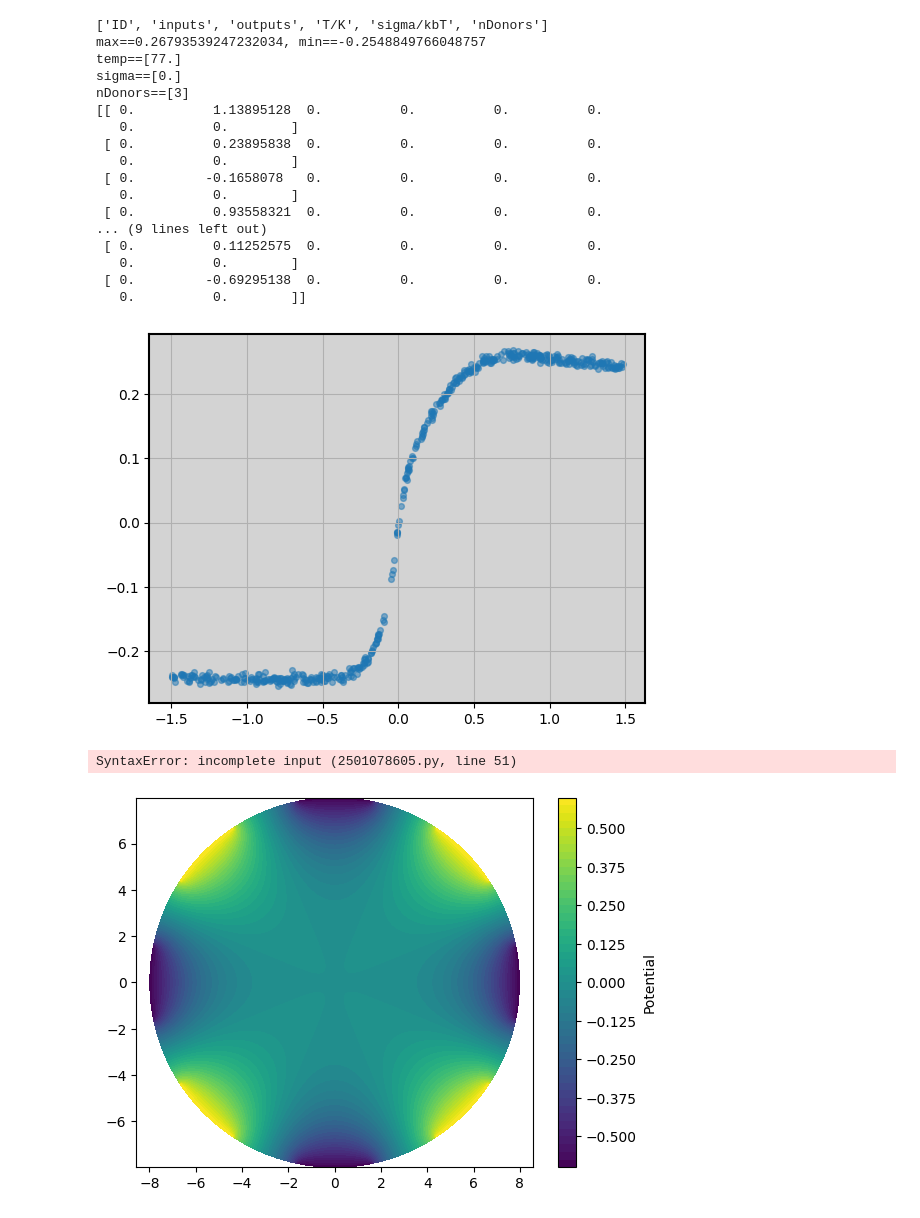
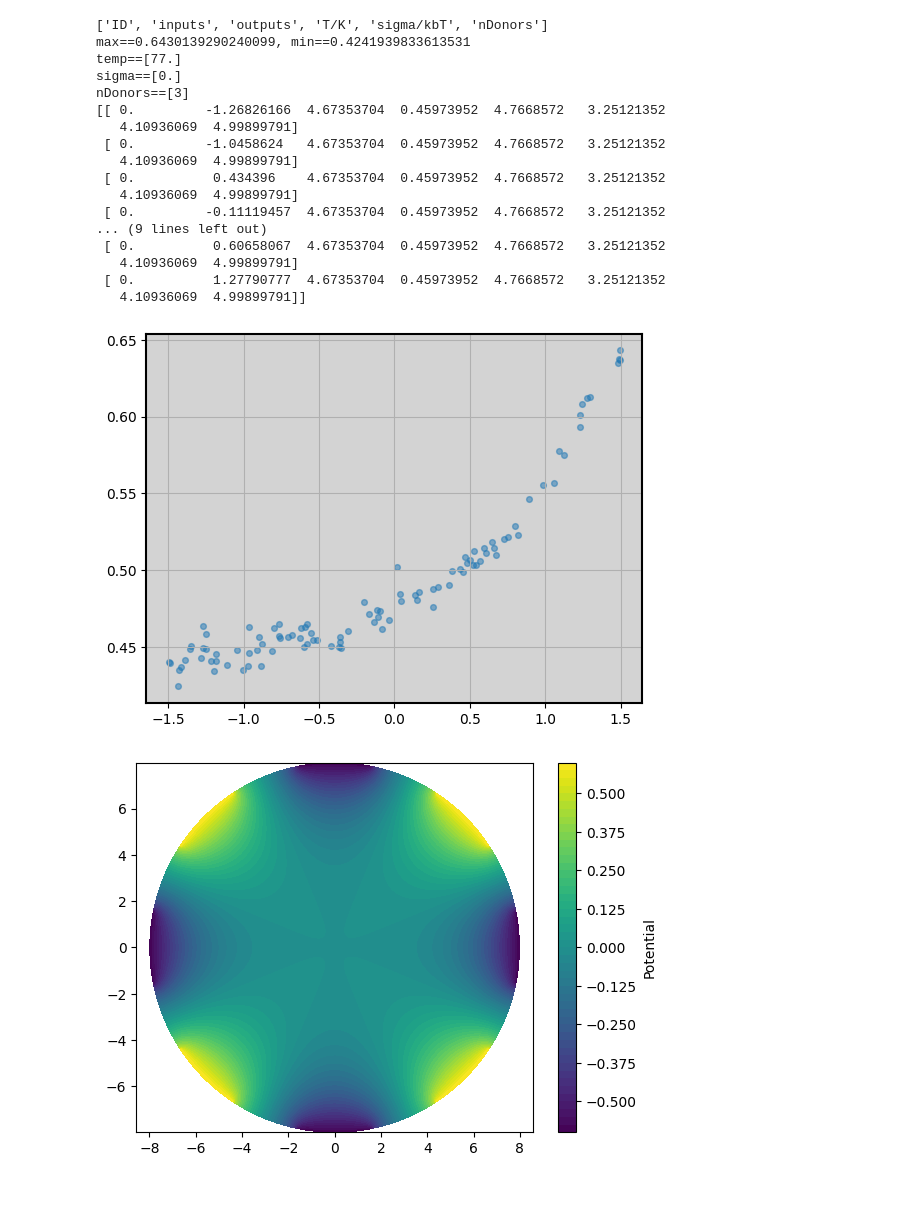
Before and after one commit to jwass1997/KMC_V1.1, a Jupyter notebook: test.ipynb, the cells around one changed output. Drawn from its saved outputs; the diff is of its cells as text; code cells hidden in the pictures.

```diff
--- a/test.ipynb
+++ b/test.ipynb
@@ -8,50 +8,58 @@ import torch.nn as nn
 from torch.utils.data import Dataset
 from torch.utils.data import DataLoader
 # %%
-batch = np.load("currentData/batch_sig=0.0.npz")
-print(batch.files)
-inputs = batch["inputs"]
-outputs = batch["outputs"]
+batch_0 = np.load("currentData/batch_0.npz")
+batch_1 = np.load("currentData/batch_4.npz")
+print(batch_0.files)
+inputs = batch_1["inputs"]
+outputs = batch_1["outputs"]
 
 max_output = outputs.max()
 min_output = outputs.min()
 
 print(f"max=={max_output}, min=={min_output}")
-print(f"temp=={batch['T/K']}\n"
-      f"sigma=={batch['sigma/kbT']}\n"
-      f"nDonors=={batch['nDonors']}")
+print(f"temp=={batch_1['T/K']}\n"
+      f"sigma=={batch_1['sigma/kbT']}\n"
+      f"nDonors=={batch_1['nDonors']}")
 
 print(inputs[:10, :])
 
-plt.scatter(
-    inputs[:, 1],
-    outputs,
+fig, ax = plt.subplots()
+
+""" ax.scatter(
+    batch_0["inputs"][:, 1],
+    batch_0["outputs"],
+    alpha=0.5,
+    s=17) """
+
+ax.scatter(
+    batch_1["inputs"][:, 1],
+    batch_1["outputs"],
     alpha=0.5,
     s=17)
 
-ax = plt.gca()
 ax.grid(True)
 ax.spines[["top", "bottom", "left", "right"]].set_linewidth(1.5)
 ax.set_facecolor("lightgrey")
 # %% [output]
 ['ID', 'inputs', 'outputs', 'T/K', 'sigma/kbT', 'nDonors']
-max==0.26793539247232034, min==-0.2548849766048757
+max==0.6430139290240099, min==0.4241939833613531
 temp==[77.]
 sigma==[0.]
 nDonors==[3]
-[[ 0.          1.13895128  0.          0.          0.          0.
-   0.          0.        ]
- [ 0.          0.23895838  0.          0.          0.          0.
-   0.          0.        ]
- [ 0.         -0.1658078   0.          0.          0.          0.
-   0.          0.        ]
- [ 0.          0.93558321  0.          0.          0.          0.
+[[ 0.         -1.26826166  4.67353704  0.45973952  4.7668572   3.25121352
+   4.10936069  4.99899791]
+ [ 0.         -1.0458624   4.67353704  0.45973952  4.7668572   3.25121352
+   4.10936069  4.99899791]
+ [ 0.          0.434396    4.67353704  0.45973952  4.7668572   3.25121352
+   4.10936069  4.99899791]
+ [ 0.         -0.11119457  4.67353704  0.45973952  4.7668572   3.25121352
 ... (9 lines left out)
- [ 0.          0.11252575  0.          0.          0.          0.
-   0.          0.        ]
- [ 0.         -0.69295138  0.          0.          0.          0.
-   0.          0.        ]]
+ [ 0.          0.60658067  4.67353704  0.45973952  4.7668572   3.25121352
+   4.10936069  4.99899791]
+ [ 0.          1.27790777  4.67353704  0.45973952  4.7668572   3.25121352
+   4.10936069  4.99899791]]
-[figure, old version]
+[figure, new version]
 # %%
 class CustomDataset(torch.utils.data.Dataset):
     def __init__(self,
@@ -60,7 +68,7 @@ class CustomDataset(torch.utils.data.Dataset):
 
         self.transform = None
 # %%
-class NeuralNet(torch.nn.module):
+class NeuralNet(torch.nn.Module):
     def __init__(self,
                  paramDict: dict) -> None:
         super().__init__()
@@ -142,8 +150,6 @@ def train(neural_net: torch.nn.Module,
         losses.append(loss_on_epoch)
 
     return losses
-# %% [output]
-SyntaxError: incomplete input (2501078605.py, line 51)
 # %%
 df = pd.read_csv("potential.csv")
 plt.tricontourf(df.x, df.y, df.potential, levels=50)
```
Also changed, not shown: 8 other files.
